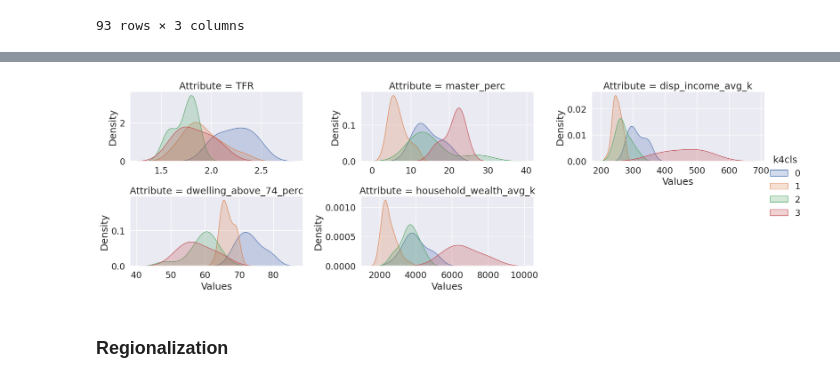
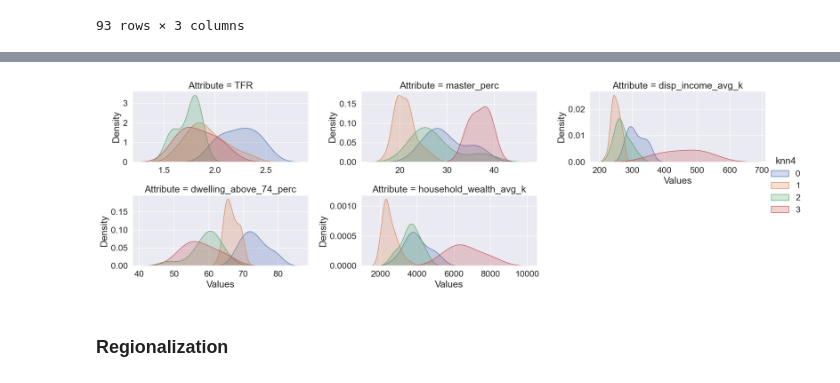
Before and after one commit to agnesutovaite/geospatial, a Jupyter notebook: project_notebook.ipynb, the cells around one changed output, grey strips where cells are left out. Saved outputs shown, nothing was run; the diff lists cells and outputs as text; code cells hidden in the pictures.

```diff
--- a/project_notebook.ipynb
+++ b/project_notebook.ipynb
@@ -276,9 +362,9 @@ data_wea
 # %%
 # deal with type
-data_wea[2021] = data_wea[2021].apply(lambda x: float(x.replace(' ', '')) if isinstance(x, str) else x)
+data_wea['Unnamed: 3'] = data_wea['Unnamed: 3'].apply(lambda x: float(x.replace(' ', '')) if isinstance(x, str) else x)
 # %%
 # rename columns
-data_wea.rename(columns = {'Unnamed: 0':'municipality_nm', 2021:'household_wealth_avg_k'}, inplace = True)
+data_wea.rename(columns = {'Unnamed: 2':'municipality_nm', 'Unnamed: 3':'household_wealth_avg_k'}, inplace = True)
 # %%
 # show in thousands and round the number
 data_wea['household_wealth_avg_k'] = round(data_wea['household_wealth_avg_k']/1000, 2)
@@ -308,6 +403,9 @@ merged_df = pd.merge(data_fer, data_edu, on='municipality_nm', how='left')
 merged_df = pd.merge(merged_df, data_inc, on='municipality_nm', how='left')
 merged_df = pd.merge(merged_df, data_dwe, on='municipality_nm', how='left')
 merged_df = pd.merge(merged_df, data_wea, on='municipality_nm', how='left')
+# %%
+# change name to the same language
+merged_df['municipality_nm'] = merged_df['municipality_nm'].replace('Copenhagen', 'København')
 # %%
 # Find rows with null values
 null_rows = merged_df[merged_df.isnull().any(axis=1)]
@@ -967,10 +1073,10 @@ lisa_dwelling_above_74_perc = esda.Moran_Local(gdf['dwelling_above_74_perc'], w)
 lisa_household_wealth_avg_k = esda.Moran_Local(gdf['household_wealth_avg_k'], w)
 # %%
 # check if LISA is significant quadrants
-or variable in characteristics:
+for variable in characteristics:
     # Break observations into significant or not
     lisa_value = globals()[f'lisa_{variable}']
-    gdf[f'{variable}_significant'] = lisa_value.p_sim < 0.1
+    gdf[f'{variable}_significant'] = lisa_value.p_sim < 0.05
     # Store the quadrant they belong to
     gdf[f'{variable}_quadrant'] = lisa_value.q
 # %%
@@ -1159,37 +1265,37 @@ k4means.T
 # %%
 # Draw the distributions of cluster members’ data:
 
 # Index on cluster ID
-tidy_db = gdf.set_index('k4cls')
+tidy_db = gdf.set_index('knn4')
 # Keep only variables used for clustering
-tidy_db = tidy_db[cols]
+tidy_db = tidy_db[characteristics]
 # Stack column names into a column
 tidy_db = tidy_db.stack()
 # Take indices into proper columns
 tidy_db = tidy_db.reset_index()
 # Rename column names
 tidy_db = tidy_db.rename(
     columns={"level_1": "Attribute", 0: "Values"}
 )
 
 
 
 # Scale fonts
 sns.set(font_scale=1.5)
 # Setup the facets
 facets = sns.FacetGrid(
     data=tidy_db,
     col="Attribute",
-    hue='k4cls',
+    hue='knn4',
     sharey=False,
     sharex=False,
     aspect=2,
     col_wrap=3,
 )
 
 facets.map(sns.kdeplot, "Values", fill=True,warn_singular=False).add_legend();
 # %% [output]
-[figure, old version]
+[figure, new version]
 # %% [markdown]
 ### Regionalization
 # %%
```
Also changed, not shown: parts of 67 cells of this notebook, 16 other files.
